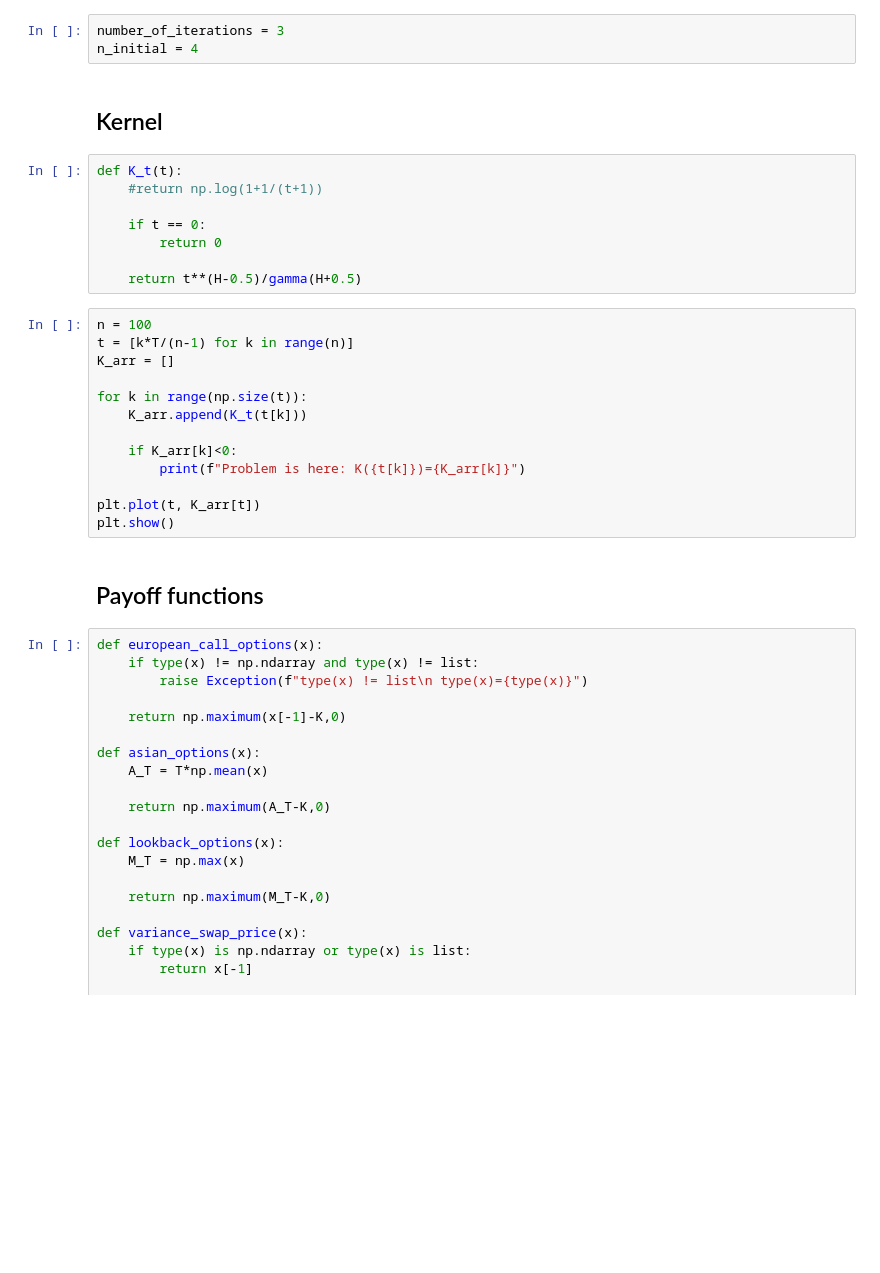
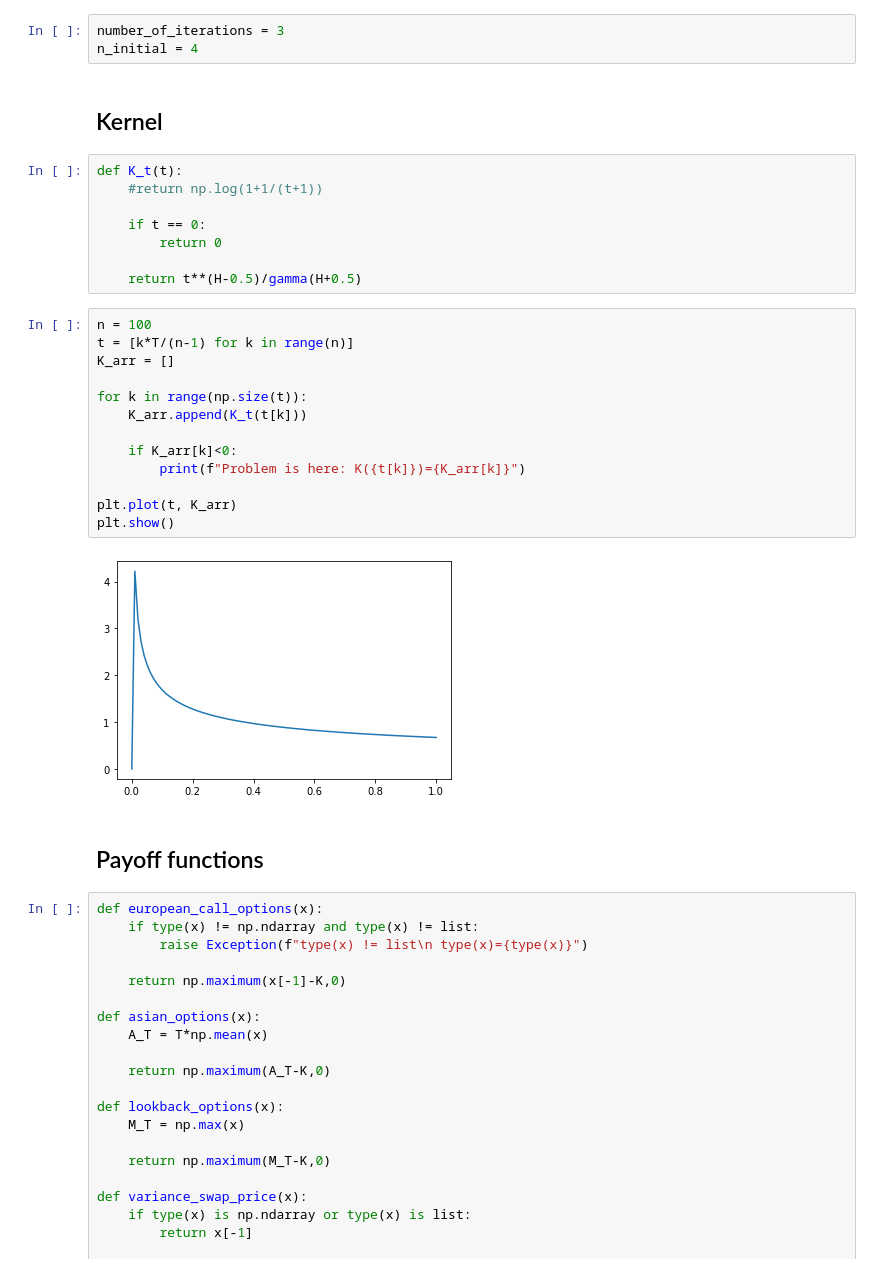
Before and after one commit to AnnaBagriy/rough_heston_model_NM, a Jupyter notebook: Project_upd.ipynb, the cells around one changed output. Saved outputs shown, nothing was run; the diff lists cells and outputs as text; blank space fills up the shorter version.

Commit message:
Fix kernel function

```diff
--- a/Project_upd.ipynb
+++ b/Project_upd.ipynb
@@ -34,8 +34,8 @@ T = 1
 # %%
 number_of_iterations = 3
 n_initial = 4
-# %% [markdown]
-## Kernel
+# %% [markdown]
+## Kernel
 # %%
 def K_t(t):
     #return np.log(1+1/(t+1))
@@ -47,18 +47,20 @@ def K_t(t):
 # %%
 n = 100
 t = [k*T/(n-1) for k in range(n)]
 K_arr = []
 
 for k in range(np.size(t)):
     K_arr.append(K_t(t[k]))
 
     if K_arr[k]<0:
         print(f"Problem is here: K({t[k]})={K_arr[k]}")
 
-plt.plot(t, K_arr[t])
+plt.plot(t, K_arr)
 plt.show()
+# %% [output]
+[figure, added]
-# %% [markdown]
-## Payoff functions
+# %% [markdown]
+## Payoff functions
 # %%
 def european_call_options(x):
     if type(x) != np.ndarray and type(x) != list:
```
Also changed, not shown: parts of 26 cells of this notebook.
